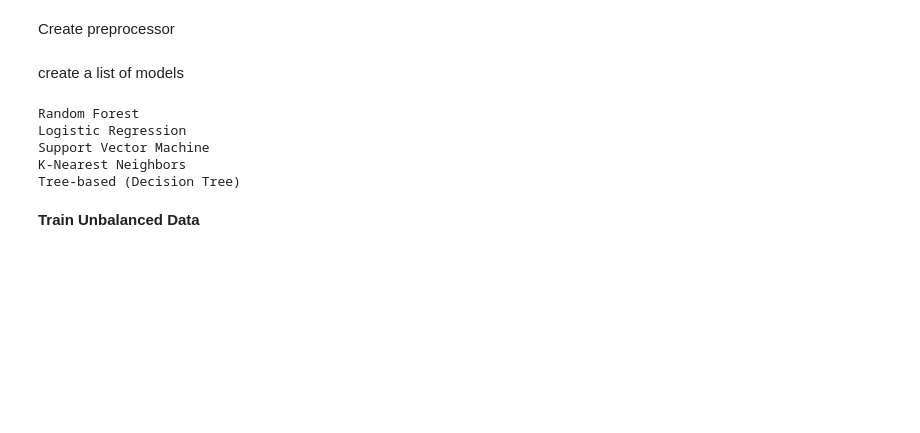
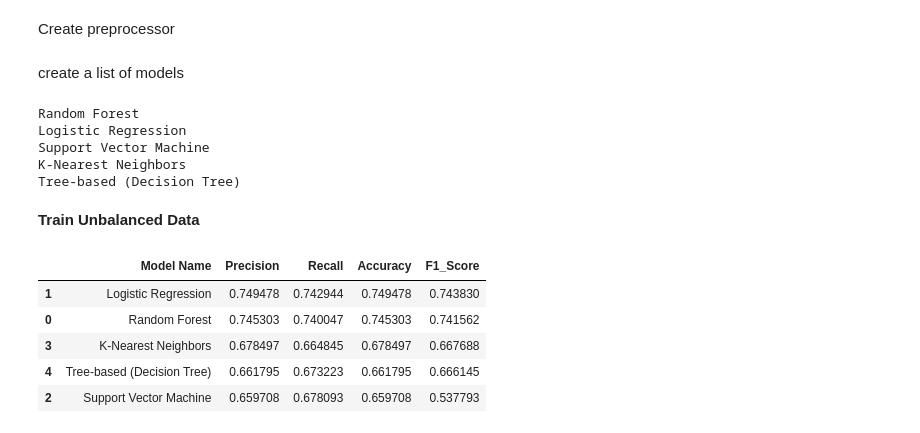
Before and after one commit to speedcode-x/Sepsis-prediction, a Jupyter notebook: ML_main.ipynb, the cells around one changed output. Cells and saved outputs as stored; diff of their text form; code cells hidden in the pictures; blank space fills up the shorter version.

Commit message:
finish unbalanced data

```diff
--- a/ML_main.ipynb
+++ b/ML_main.ipynb
@@ -578,14 +578,42 @@ __Train Unbalanced Data__
 # %%
 # create table to store metrics
 metrics_table = pd.DataFrame(columns=['Model Name','Precision','Recall','Accuracy','F1_Score'])
 
 # initialize dictionary to store pipelines
 pipelines = {}
 
 # loop and train models
 for model_name, model in models:
     pipeline= Pipeline(steps=[
         ('preprocessor',preprocessor),
         ('feature importance',SelectKBest(mutual_info_classif,k='all')),
         ('classifier',model)
     ])
+
+    #fit train data to pipeline
+    pipeline.fit(X_train,y_train)
+
+    # make prediction on the test set
+    y_pred = pipeline.predict(X_test)
+
+    # store classification report in a dictionary
+    metrics = classification_report(y_test, y_pred, output_dict= True)
+
+    pipelines[model_name]= pipeline
+
+    accuracy = metrics['accuracy']
+    precision = metrics['weighted avg']['precision']
+    recall = metrics['weighted avg']['recall']
+    f1 = metrics['weighted avg']['f1-score']
+
+    metrics_table.loc[len(metrics_table)] = [model_name,accuracy,precision,recall,f1]
+
+
+metrics_table.sort_values('F1_Score',ascending=False)
+# %% [output]
+|  | Model Name | Precision | Recall | Accuracy | F1_Score |
+| 1 | Logistic Regression | 0.749478 | 0.742944 | 0.749478 | 0.743830 |
+| 0 | Random Forest | 0.745303 | 0.740047 | 0.745303 | 0.741562 |
+| 3 | K-Nearest Neighbors | 0.678497 | 0.664845 | 0.678497 | 0.667688 |
+| 4 | Tree-based (Decision Tree) | 0.661795 | 0.673223 | 0.661795 | 0.666145 |
+| 2 | Support Vector Machine | 0.659708 | 0.678093 | 0.659708 | 0.537793 |
```
Also changed, not shown: parts of 2 cells of this notebook.
